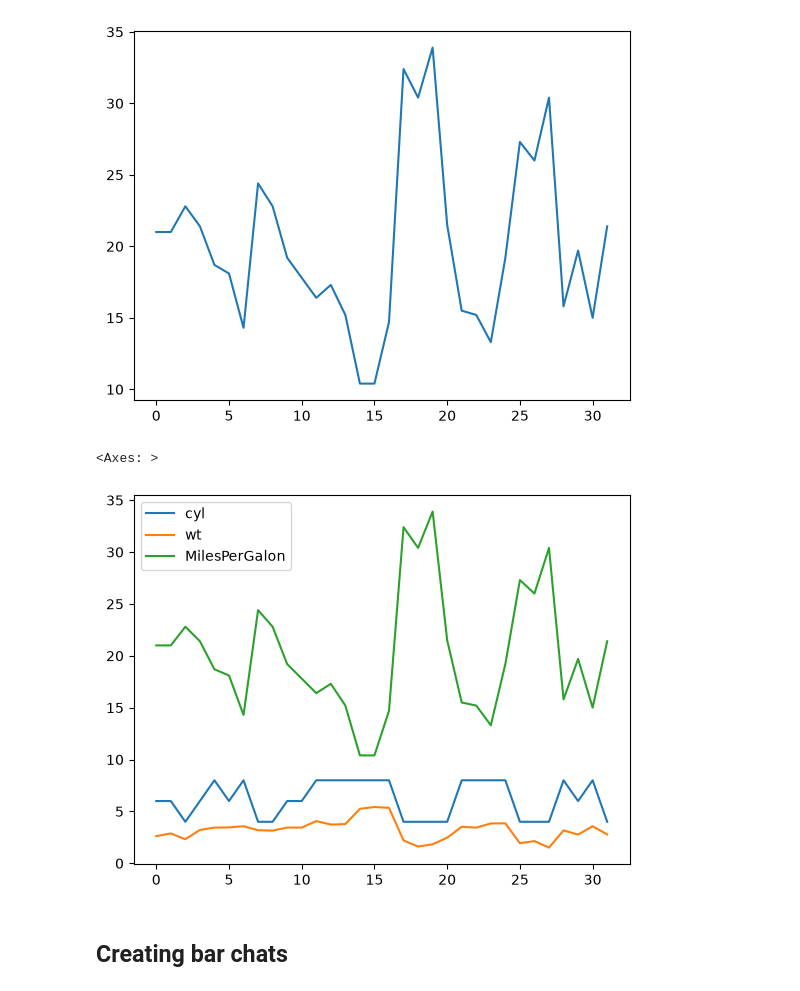
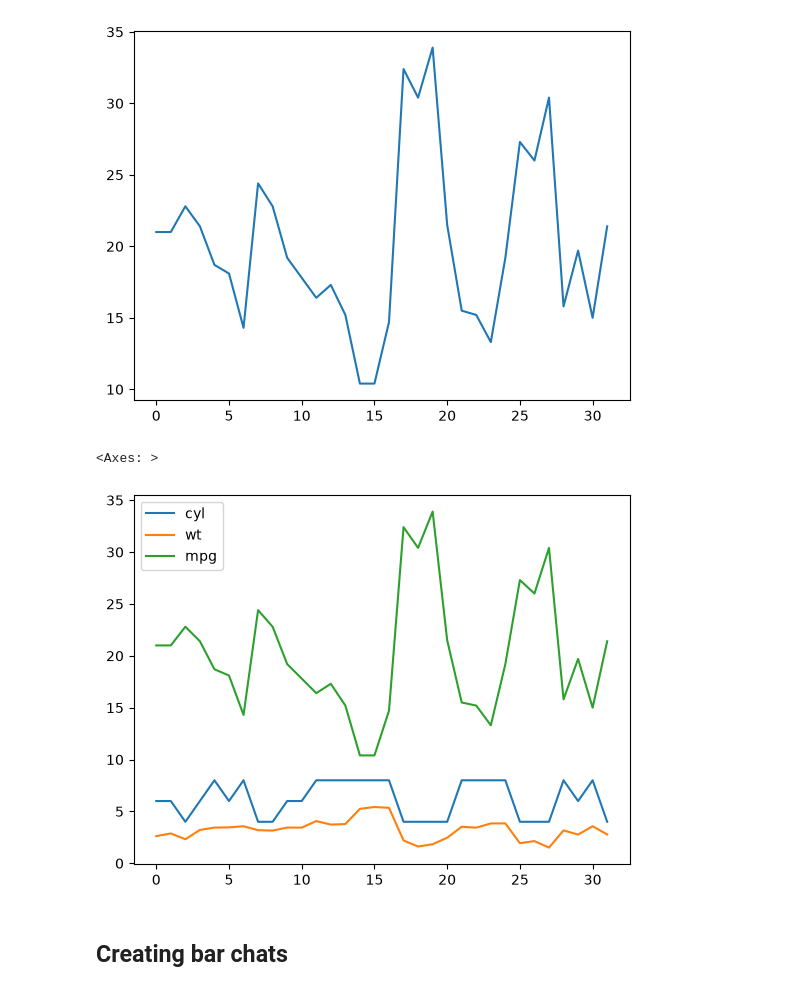
Before and after one commit to RogerTangRT/MachineLearning, a Jupyter notebook: 0402b.ipynb, the cells around one changed output. Cells and saved outputs as stored; diff of their text form; code cells hidden in the pictures.

```diff
--- a/0402b.ipynb
+++ b/0402b.ipynb
@@ -22,6 +24,6 @@ plt.plot(x,y)
 # Lê do arquivo csv
 address = r'G:\Meu Drive\Cursos\Python\MachineLearning\cars.csv'
 cars = pd.read_csv(address)
-cars.columns = ['car_names','MilesPerGalon','cyl','disp','hp','drat','wt','qsec','vs','am','gear','carb']
+cars.columns = ['car_names','mpg','cyl','disp','hp','drat','wt','qsec','vs','am','gear','carb']
 cars.head()
 # %% [output]
@@ -38,11 +40,11 @@ mpg.plot()
 <Axes: >
 [figure]
 # %%
-df = cars[['cyl','wt','MilesPerGalon']]
+df = cars[['cyl','wt','mpg']]
 df.plot()
 # %% [output]
 <Axes: >
-[figure, old version]
+[figure, new version]
 # %% [markdown]
 ## Creating bar chats
 # %% [markdown]
```
Also changed, not shown: parts of 3 cells of this notebook, 7 other files.
